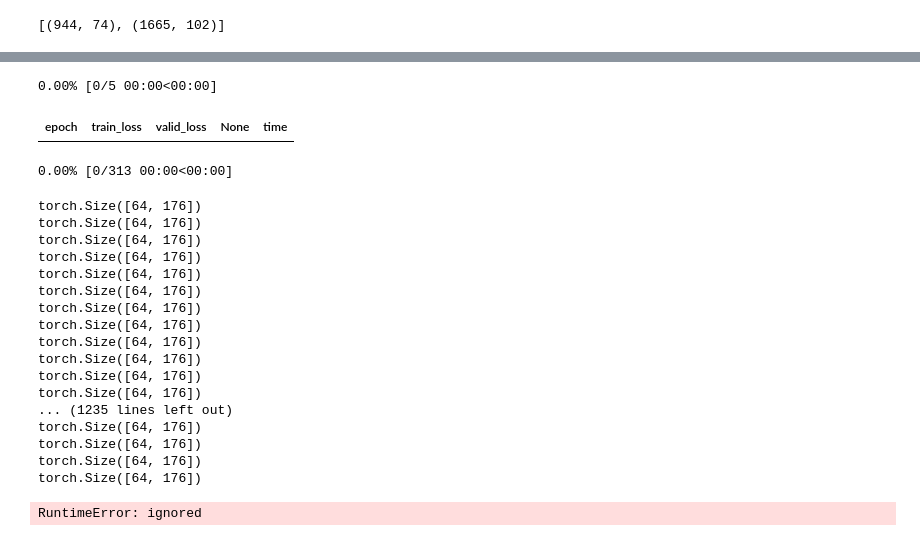
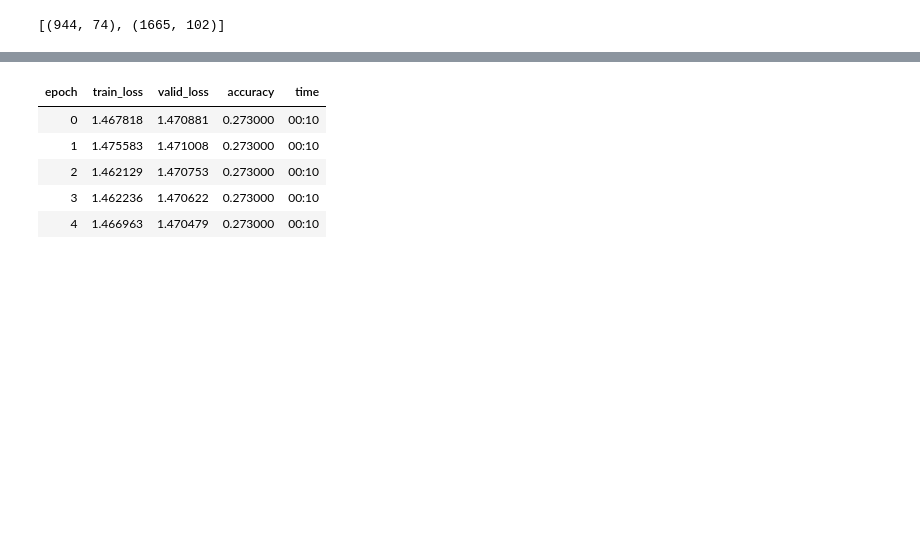
Before and after one commit to Nick-palmar/fast_book, a Jupyter notebook: 08_collab_filtering_extended.ipynb, the cells around one changed output, grey strips where cells are left out. Drawn from its saved outputs; the diff is of its cells as text; code cells hidden in the pictures; blank space fills up the shorter version.

Commit message:
fix collab filtering NN classificaiton model

```diff
--- a/08_collab_filtering_extended.ipynb
+++ b/08_collab_filtering_extended.ipynb
@@ -185,12 +191,15 @@ array([3, 5, 4, 2, 1])
 - Notice that our ratings are from 1 to 5 so we must have 5 output layers for cross entropy loss
 # %%
 def cross_entropy_loss(acts, targs):
+  # assume log softmax has already been taken
+
   # print(acts.shape, targs.shape)
-  acts = acts.view(-1, 5)
-  if len(targs.shape) == 1:
-    targs = targs.unsqueeze(1)
-  log_smax = nn.LogSoftmax(dim=1)
-  acts_l_smax = log_smax(acts)
+  # acts = acts.view(-1, 5)
+  # if len(targs.shape) == 1:
+  #   targs = targs.unsqueeze(1)
+
+  # log_smax = nn.LogSoftmax(dim=1)
+  acts_l_smax = torch.log(acts)
   targs = targs.long()
   preds = -acts_l_smax[torch.tensor(range(acts.shape[0])), targs-1]
 
@@ -218,23 +227,20 @@ class CollabNN2(Module):
     self.layers = nn.Sequential(
         nn.Linear(user_size[1] + movie_size[1], 100),
         nn.ReLU(),
-        nn.Linear(100, 5)
+        nn.Linear(100, 50),
+        nn.ReLU(),
+        nn.Linear(50, 5),
+        nn.Softmax()
     )
 
   def forward(self, x):
     users = self.users(x[:, 0])
     movies = self.movies(x[:, 1])
     nn_inputs = torch.cat((users, movies), dim=1)
-    print(nn_inputs.shape)
     x = self.layers(nn_inputs)
-    # print(x.shape)
-    # reshape input to be (n, 5)
-    # x = x.view(-1, 5)
     # if self.print:
     #   print(x.shape)
     #   self.print = False
-
-    # return sigmoid_range(x, *self.y_range)
     return x
 # %%
 emb_size = get_emb_sz(dls)
@@ -243,7 +249,7 @@ emb_size
 [(944, 74), (1665, 102)]
 # %%
 nn_model = CollabNN2(*emb_size)
-learn = Learner(dls, nn_model, loss_func=cross_entropy_loss, metrics=MSELossFlat())
+learn = Learner(dls, nn_model, loss_func=cross_entropy_loss, metrics=accuracy)
 learn.model
 # %% [output]
 CollabNN2(
@@ -258,24 +273,9 @@ CollabNN2(
 # %%
-learn.fit_one_cycle(5, 1e-3)
+learn.fit_one_cycle(5, 0.002)
 # %% [output]
-0.00% [0/5 00:00<00:00]
-| epoch | train_loss | valid_loss | None | time |
+| epoch | train_loss | valid_loss | accuracy | time |
+| 0 | 1.467818 | 1.470881 | 0.273000 | 00:10 |
+| 1 | 1.475583 | 1.471008 | 0.273000 | 00:10 |
+| 2 | 1.462129 | 1.470753 | 0.273000 | 00:10 |
+| 3 | 1.462236 | 1.470622 | 0.273000 | 00:10 |
+| 4 | 1.466963 | 1.470479 | 0.273000 | 00:10 |
-0.00% [0/313 00:00<00:00]
-torch.Size([64, 176])
-torch.Size([64, 176])
-torch.Size([64, 176])
-torch.Size([64, 176])
-torch.Size([64, 176])
-torch.Size([64, 176])
-torch.Size([64, 176])
-torch.Size([64, 176])
-torch.Size([64, 176])
-torch.Size([64, 176])
-torch.Size([64, 176])
-torch.Size([64, 176])
-... (1235 lines left out)
-torch.Size([64, 176])
-torch.Size([64, 176])
-torch.Size([64, 176])
-torch.Size([64, 176])
-RuntimeError: ignored
```
Also changed, not shown: parts of 7 cells of this notebook.
